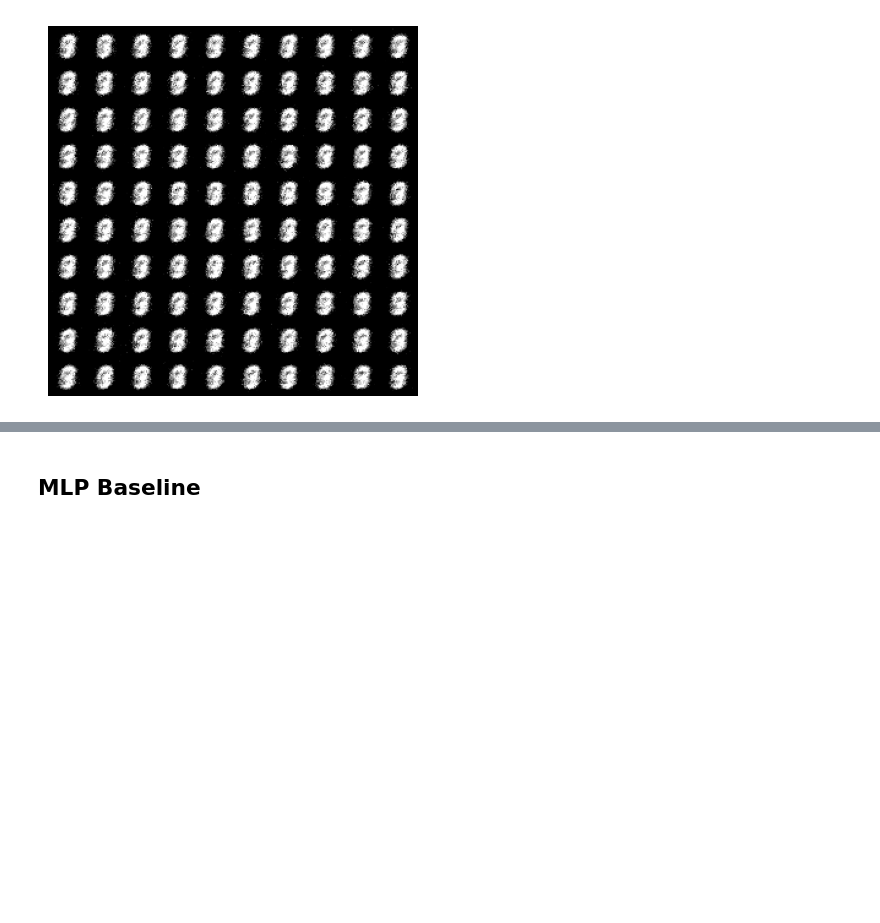
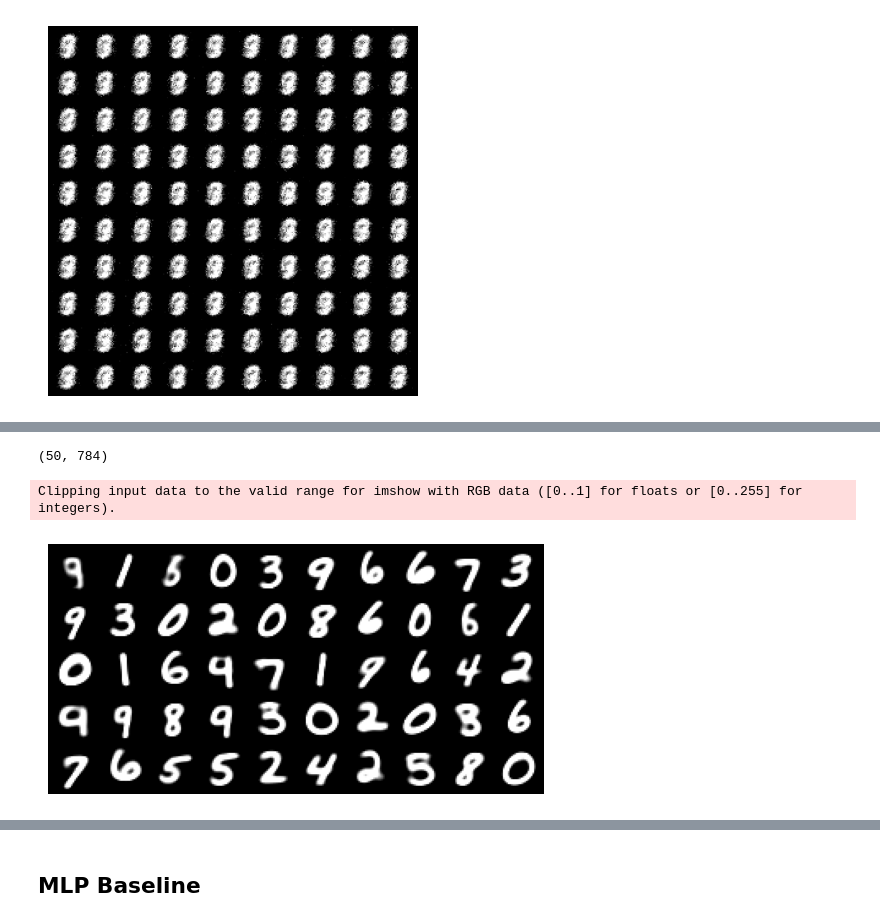
Before and after one commit to Animadversio/DiffusionMemorization, a Jupyter notebook: score_ansatz_NN_image_exp.ipynb, the cells around one changed output, grey strips where cells are left out. Cells and saved outputs as stored; diff of their text form; code cells hidden in the pictures; blank space fills up the shorter version.

```diff
--- a/score_ansatz_NN_image_exp.ipynb
+++ b/score_ansatz_NN_image_exp.ipynb
@@ -685,0 +691,4 @@ Clipping input data to the valid range for imshow with RGB data ([0..1] for floa
+# %%
+from sklearn.cluster import KMeans, MiniBatchKMeans
+# kmeans = KMeans(n_clusters=50, random_state=0).fit(Xtrain_norm)
+kmeans = MiniBatchKMeans(n_clusters=50, random_state=0, batch_size=2048, verbose=1).fit(Xtrain_norm)
@@ -685,0 +713,4 @@ Clipping input data to the valid range for imshow with RGB data ([0..1] for floa
+# %%
+kmeans.cluster_centers_.shape
+# %% [output]
+(50, 784)
@@ -685,0 +732,10 @@ Clipping input data to the valid range for imshow with RGB data ([0..1] for floa
+# %%
+# visualize the cluster centers
+centroids = kmeans.cluster_centers_.reshape(-1, 1, 28, 28)
+mtg = make_grid(torch.from_numpy(centroids), nrow=10)
+plt.imshow(mtg.permute(1, 2, 0) )
+plt.axis("off")
+plt.show()
+# %% [output]
+Clipping input data to the valid range for imshow with RGB data ([0..1] for floats or [0..255] for integers).
+[figure, added]
```
Also changed, not shown: parts of 35 cells of this notebook, 2 other files.
